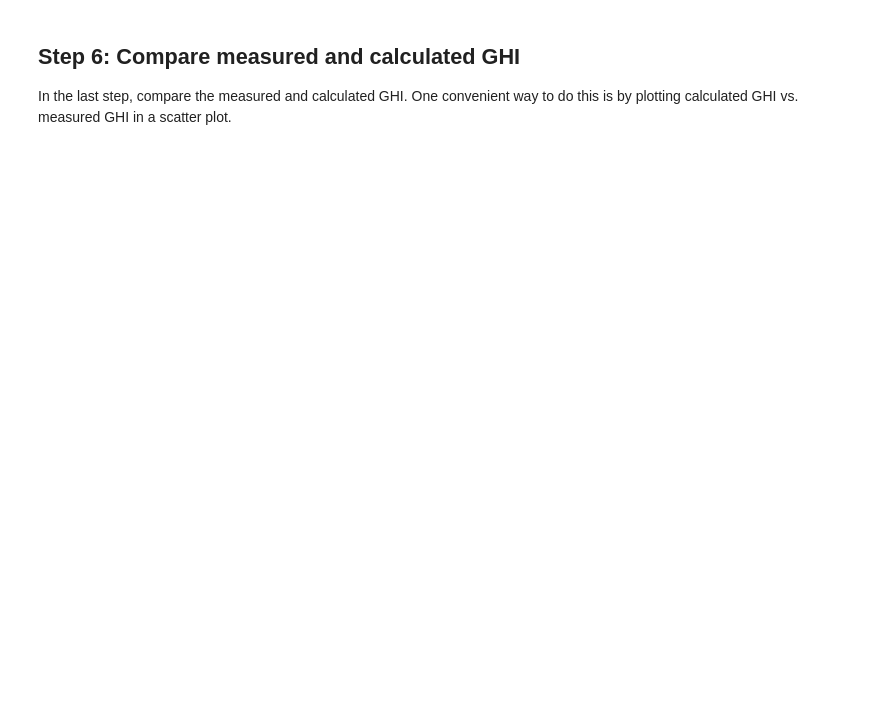
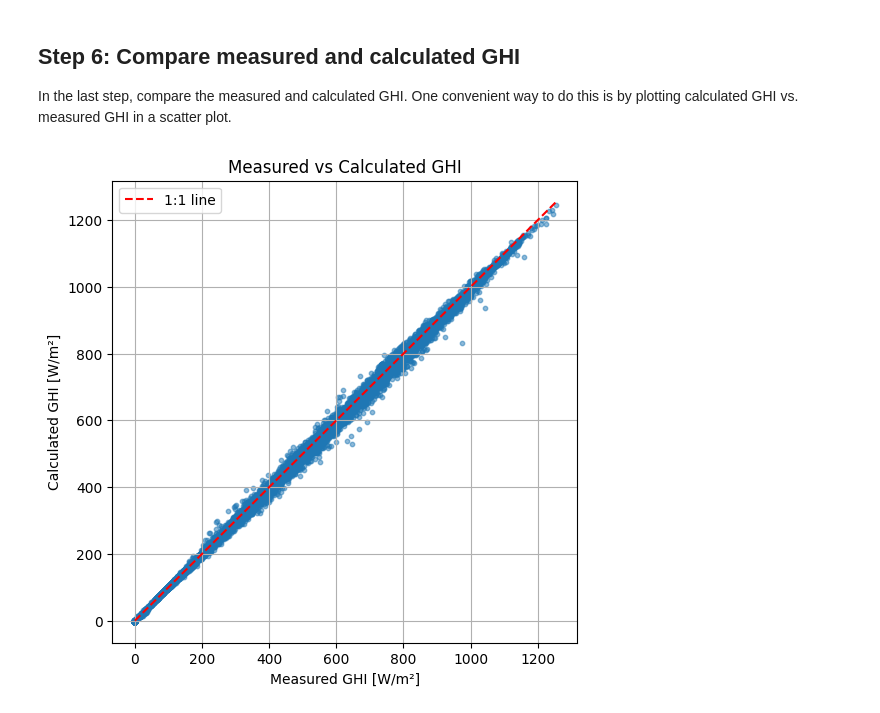
Before and after one commit to Crisfengu/46120-PiWE, a Jupyter notebook: measurement_data_bsrn.ipynb, the cells around one changed output. Saved outputs shown, nothing was run; the diff lists cells and outputs as text; code cells hidden in the pictures; blank space fills up the shorter version.

```diff
--- a/measurement_data_bsrn.ipynb
+++ b/measurement_data_bsrn.ipynb
@@ -63,4 +128,6 @@ Note that you can get a series of the timestamps of the ``data`` object by writi
 ## Step 5: Calculate GHI
 The DataFrame contains measured GHI, DHI, and DNI. Based on the closure equation, calculate GHI from DNI and DHI and name the new column ``GHI_calc``.
 # %%
-data['ghi_calc'] = # finish this line of code
+data['ghi_calc'] = data['dhi'] + data['dni'] * np.cos((np.pi*solpos['apparent_zenith'])/180)
+
+print (data)
@@ -69,3 +154,15 @@ data['ghi_calc'] = # finish this line of code
 In the last step, compare the measured and calculated GHI. One convenient way to do this is by plotting calculated GHI vs. measured GHI in a scatter plot.
 # %%
 # Create a scatter plot of GHI_calc vs. GHI
+
+plt.figure(figsize=(6,6))  # square figure for 1:1 comparison
+plt.scatter(data['ghi'], data['ghi_calc'], s=10, alpha=0.5)  # small semi-transparent points
+plt.plot([0, data['ghi'].max()], [0, data['ghi'].max()], 'r--', label='1:1 line')  # reference line
+plt.xlabel('Measured GHI [W/m²]')
+plt.ylabel('Calculated GHI [W/m²]')
+plt.title('Measured vs Calculated GHI')
+plt.legend()
+plt.grid(True)
+plt.show()
+# %% [output]
+[figure, added]
```
Also changed, not shown: parts of 7 cells of this notebook.
